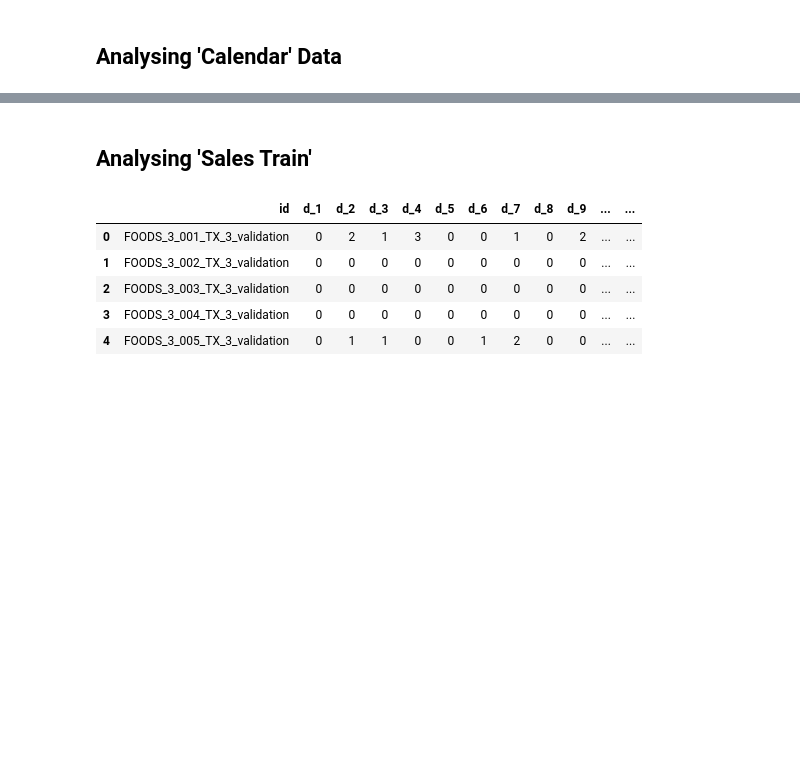
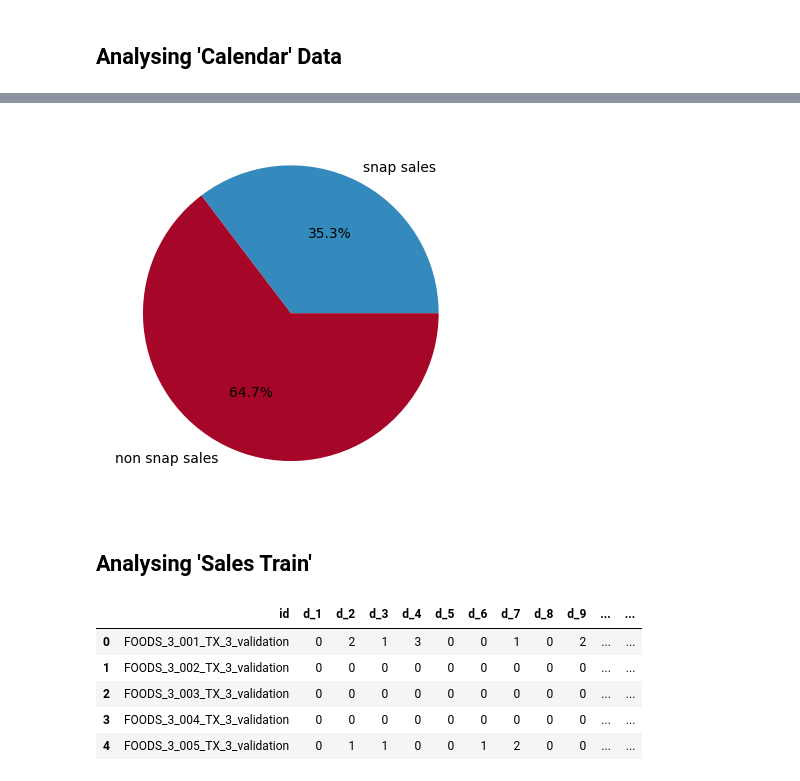
Before and after one commit to barath-uni/AFCS_Group_4, a Jupyter notebook: data_model_python.ipynb, the cells around one changed output, grey strips where cells are left out. Saved outputs shown, nothing was run; the diff lists cells and outputs as text; code cells hidden in the pictures; blank space fills up the shorter version.

```diff
--- a/data_model_python.ipynb
+++ b/data_model_python.ipynb
@@ -135,3 +171,17 @@ df_sample_sub
+# %%
+snap_dates = df_calandars[df_calandars['snap_TX'] == 1]['date'].unique()
+no_snap_dates = df_calandars[df_calandars['snap_TX'] == 0]['date'].unique()
+
+string_indices = get_string_indices([snap_dates, no_snap_dates])
+
+snap_sales = df_sales_train[string_indices[0][:-30]].sum().sum()
+no_snap_sales = df_sales_train[string_indices[1][:-36]].sum().sum()
+
+plt.pie([snap_sales, no_snap_sales], labels=['snap sales', "non snap sales"], autopct='%1.1f%%')
+
+plt.show()
+# %% [output]
+[figure, added]
 # %% [markdown]
 ## Analysing 'Sales Train'
 # %%
```
Also changed, not shown: parts of 5 cells of this notebook.
